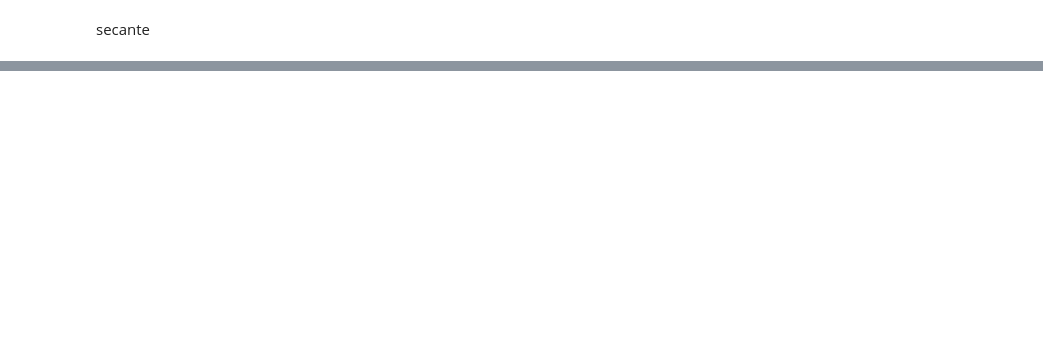
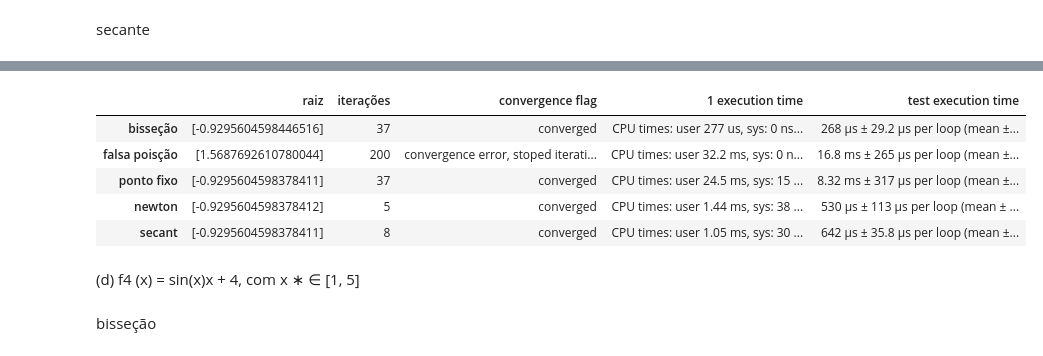
Before and after one commit to antonio357/numerical-methods, a Jupyter notebook: week 3, 4/root_problems.ipynb, the cells around one changed output, grey strips where cells are left out. Saved outputs shown, nothing was run; the diff lists cells and outputs as text; code cells hidden in the pictures; blank space fills up the shorter version.

```diff
--- a/week 3, 4/root_problems.ipynb
+++ b/week 3, 4/root_problems.ipynb
@@ -460,0 +705,5 @@ dataFrame
+# %%
+x1 = 0
+x0 = -1
+# %%
+t = %timeit -r 5 -n 100 -c -o opt.root_scalar(f, x0=x0, x1=x1, method='secant', xtol=tol, maxiter=ite)
@@ -460,0 +712,22 @@ dataFrame
+# %%
+%%capture local_cell_data
+%%time
+secante_6 = opt.root_scalar(f, x0=x0, x1=x1, method='secant', xtol=tol, maxiter=ite)
+# %%
+data.append([np.array([secante_6.root], dtype=np.float64), secante_6.iterations, secante_6.flag, local_cell_data.stdout.replace('\n', " | "), str(t)])
+# %%
+dataFrame = pd.DataFrame(data, ["bisseção", "falsa poisção", "ponto fixo", "newton", "secant"],
+                         ["raiz", "iterações", "convergence flag", "1 execution time", "test execution time"])
+pd.set_option("display.max_colwidth", 200)
+dataFrame
+# %% [output]
+|  | raiz | iterações | convergence flag | 1 execution time | test execution time |
+| bisseção | [-0.9295604598446516] | 37 | converged | CPU times: user 277 us, sys: 0 ns... | 268 µs ± 29.2 µs per loop (mean ±... |
+| falsa poisção | [1.5687692610780044] | 200 | convergence error, stoped iterati... | CPU times: user 32.2 ms, sys: 0 n... | 16.8 ms ± 265 µs per loop (mean ±... |
+| ponto fixo | [-0.9295604598378411] | 37 | converged | CPU times: user 24.5 ms, sys: 15 ... | 8.32 ms ± 317 µs per loop (mean ±... |
+| newton | [-0.9295604598378412] | 5 | converged | CPU times: user 1.44 ms, sys: 38 ... | 530 µs ± 113 µs per loop (mean ± ... |
+| secant | [-0.9295604598378411] | 8 | converged | CPU times: user 1.05 ms, sys: 30 ... | 642 µs ± 35.8 µs per loop (mean ±... |
+# %% [markdown]
+(d) f4
+(x) = sin(x)x + 4, com x
+∗ ∈ [1, 5]
@@ -460,0 +736,2 @@ dataFrame
+# %% [markdown]
+bisseção
```
Also changed, not shown: parts of 189 cells of this notebook.
